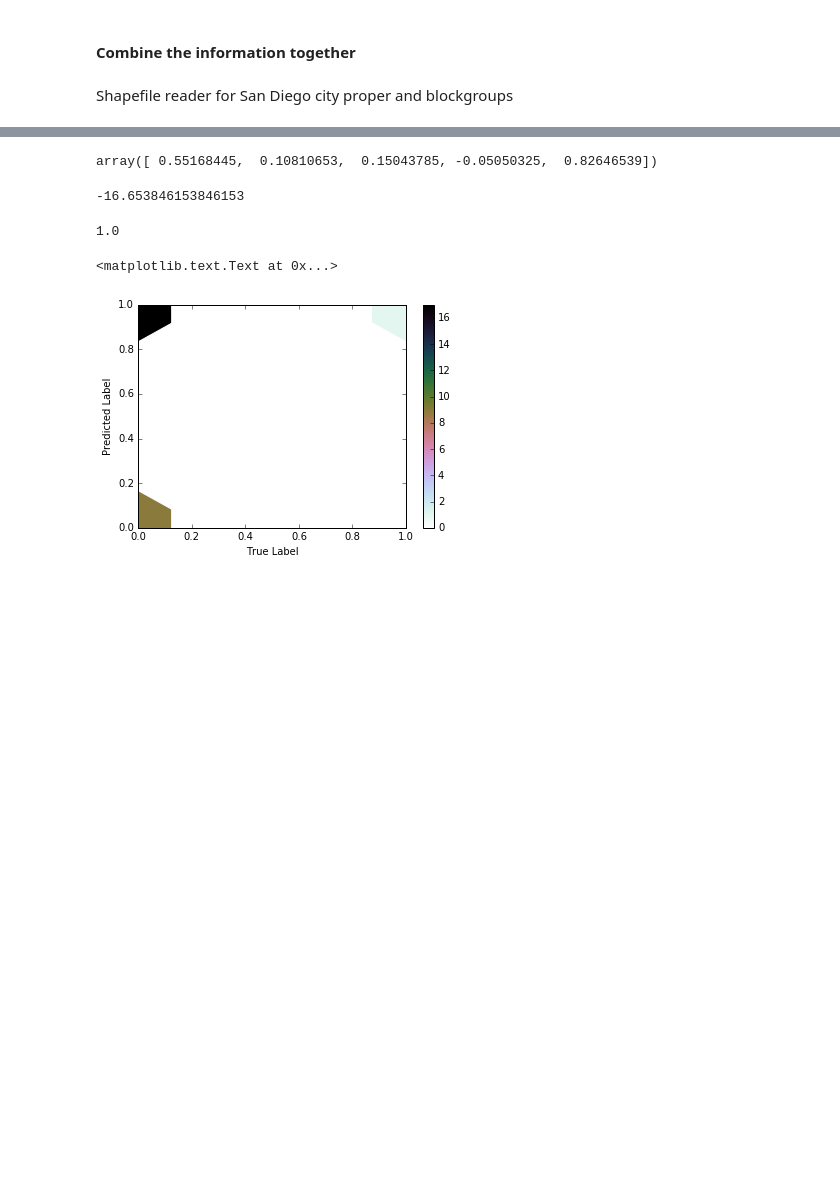
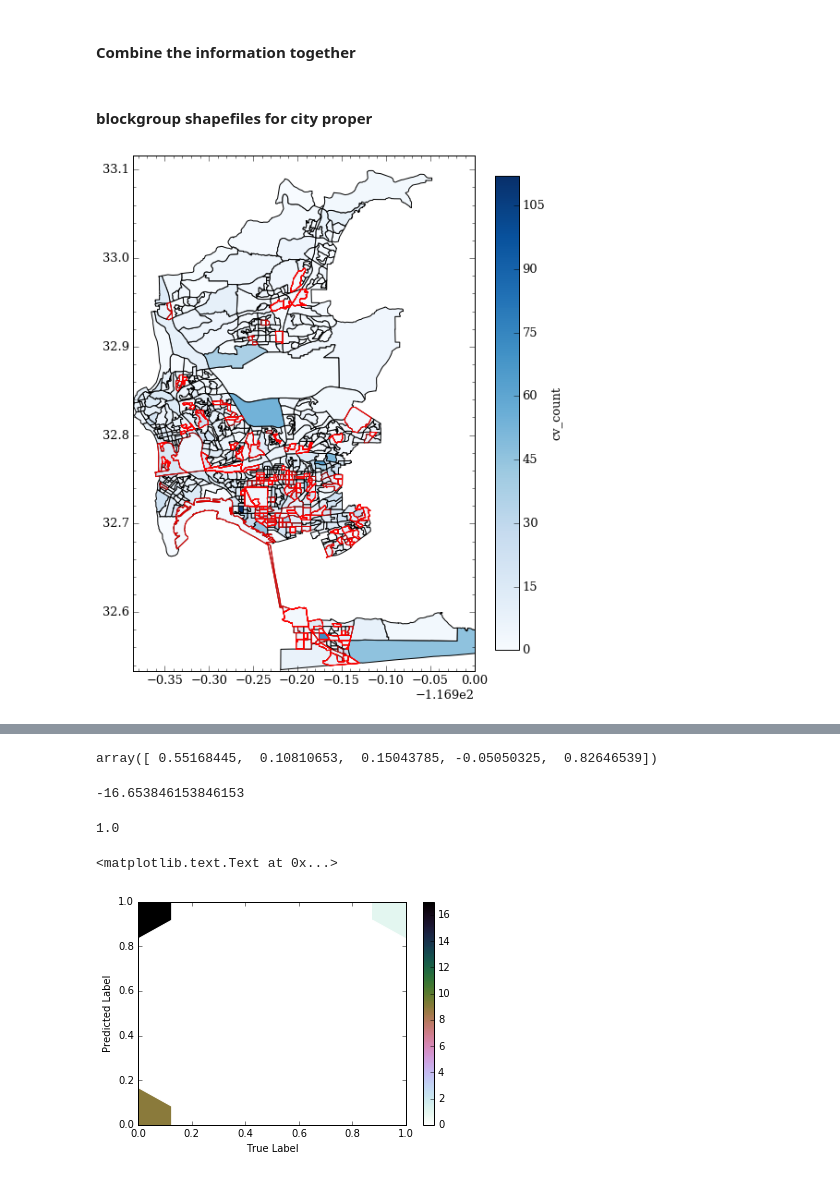
Before and after one commit to katiesch/insight2016, a Jupyter notebook: modeling_work.ipynb, the cells around one changed output, grey strips where cells are left out. Drawn from its saved outputs; the diff is of its cells as text; code cells hidden in the pictures; blank space fills up the shorter version.

```diff
--- a/modeling_work.ipynb
+++ b/modeling_work.ipynb
@@ -50,6 +91,6 @@ cv_records = pd.read_csv('output_files/code_violations_6mo_bg.csv')
 #### Combine the information together
 # %%
 temp1 = pd.merge(total_reports_demo, census_trimmed, on=['tract', 'blockgroup'], how='left')
-census_combo = pd.merge(temp1, cv_records, on=['tract', 'blockgroup'], how='left')
+temp2 = pd.merge(temp1, cv_records, on=['tract', 'blockgroup'], how='left')
+census_combo = pd.merge(temp2, crime_combo[['tract', 'blockgroup', 'crime_count', 'crime_per_cap']],
+                        on=['tract', 'blockgroup'], how='left')
-# %% [markdown]
-Shapefile reader for San Diego city proper and blockgroups
@@ -61,0 +97,61 @@ mc_records_index = np.where(mc_records[1]=='SD')
+# %%
+# Trim down to block groups within san diego
+census_trimmed = census_combo.loc[np.where(census_combo['tract_in_city']==1.0)[0]]
+census_trimmed.reset_index(drop=True, inplace=True)
+# %%
+# clean up nans
+for i in census_trimmed.columns.values:
+    census_trimmed.loc[np.where(pd.isnull(census_trimmed[i])==True)[0], i] = 0.0
+# %% [markdown]
+#### blockgroup shapefiles for city proper
+# %%
+# Blockgroup shape file
+reader2 = sf.Reader('shapefiles/sandiego_city_blockgroups.shp')
+bg_info2 = pd.DataFrame(reader2.records())
+shapes2 = reader2.shapes()
+# %%
+column_choice = 'cv_count'
+#column_choice = 'Estimate; Total'
+
+p1 = Proj("+init=EPSG:2230", preserve_units=True)
+
+fig,ax = plt.subplots(1,1, figsize=(10,10))
+patches = []
+for i in range(0,len(bg_info2)):
+    barf = pd.DataFrame(shapes2[i].points)
+    poly = plt.Polygon(barf[[0,1]], fc='none', ec='k', alpha=0.7, lw=1.0)
+    patches.append(poly)
+    #plt.gca().add_patch(poly)
+
+colors = census_trimmed[column_choice]
+
+p = PatchCollection(patches, cmap='Blues', alpha=1.0)
+p.set_array(np.array(colors))
+#p.set_clim([min(colors),0.40])
+p.set_clim([min(colors),max(colors)])
+
+ax.add_collection(p)
+
+patches1 = []
+for i in range(0,len(bg_info2)):
+    #col_values.append(census_trimmed.loc[i, column_choice])
+    barf = pd.DataFrame(shapes2[i].points)
+    if (census_trimmed.loc[i, 'graffiti_per']>0.25):
+        poly = plt.Polygon(barf[[0,1]], fc='none', ec='r', alpha=0.7, lw=0.9)
+
+    patches1.append(poly)
+    plt.gca().add_patch(poly)
+
+
+plt.axis('scaled')
+plt.minorticks_on()
+
+plt.colorbar(p, fraction=0.046, pad=0.04, shrink=1.0, label=column_choice)
+
+plt.ylim(32.533541,33.116178)
+plt.xlim(-117.285629,-116.9)
+
+plt.show()
+#mpld3.display()
+# %% [output]
+[figure, added]
```
Also changed, not shown: parts of 100 cells of this notebook.
